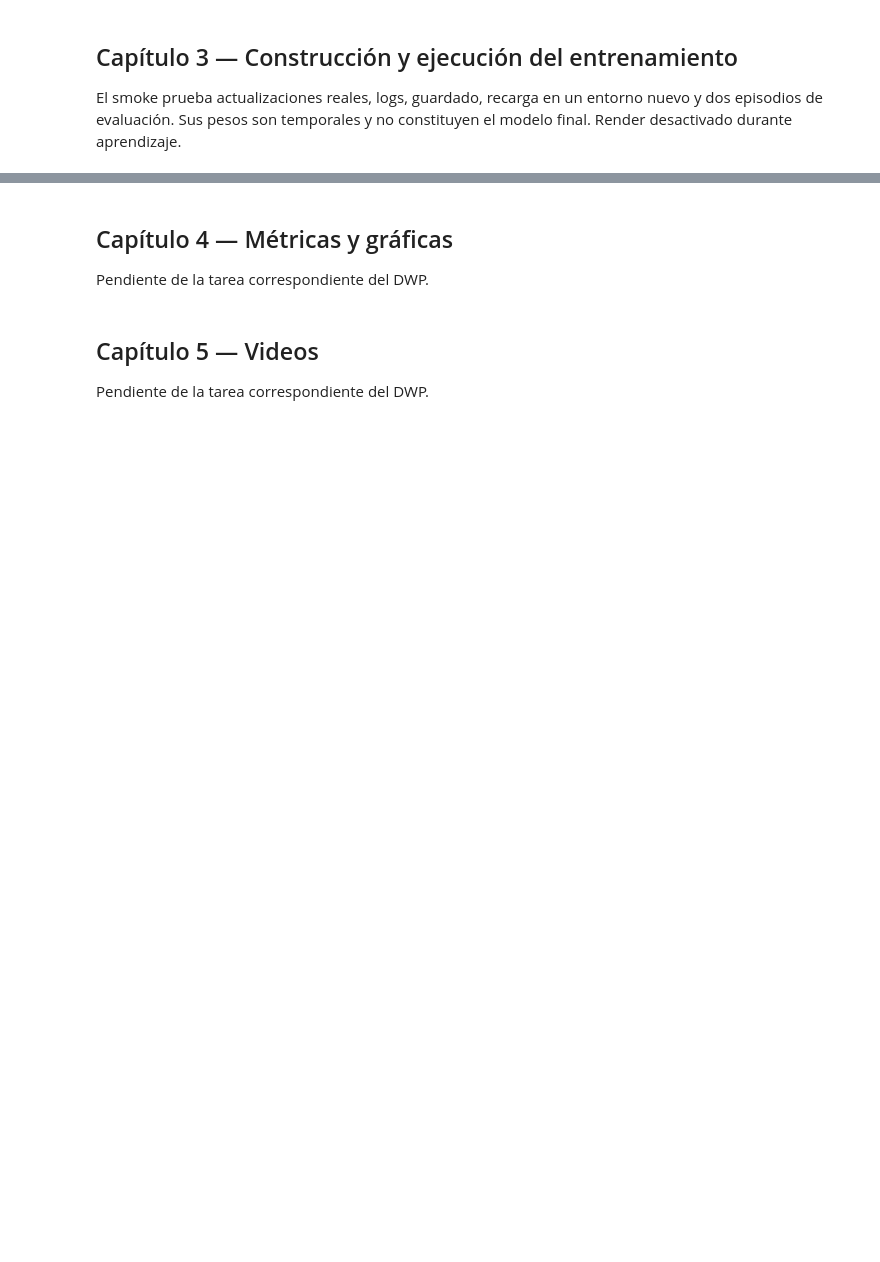
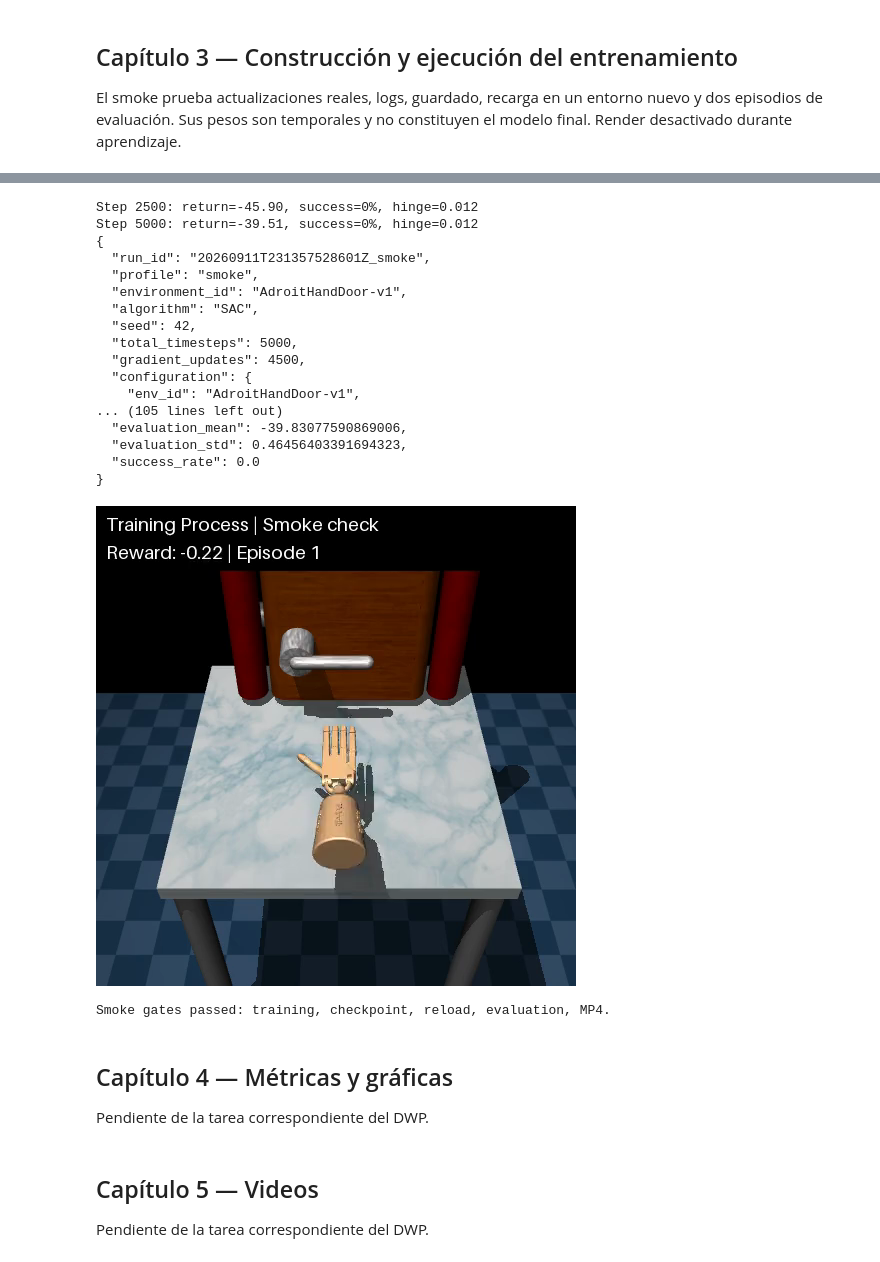
Before and after one commit to j-mauro-r/reinforcement_learning_reto_2, a Jupyter notebook: 1-AdroitHandDoor/AdroitHandDoor.ipynb, the cells around one changed output, grey strips where cells are left out. Cells and saved outputs as stored; diff of their text form; code cells hidden in the pictures; blank space fills up the shorter version.

Commit message:
feat(adroit): validate shared training pipeline checkpoints and video — Task 5 of PLAN_adroit_hand_door

```diff
--- a/1-AdroitHandDoor/AdroitHandDoor.ipynb
+++ b/1-AdroitHandDoor/AdroitHandDoor.ipynb
@@ -47,6 +47,7 @@ CONFIG = {
     "train_seed": 42, "baseline_seeds": list(range(101, 111)), "tuning_seeds": list(range(201, 206)),
     "final_seeds": list(range(1001, 1011)), "video_seed": 301,
     "eval_freq": 25_000, "checkpoint_freq": 50_000,
+    "smoke_eval_freq": 2_500, "smoke_checkpoint_freq": 2_500,
     "target_success_rate": 0.80,
     "sac": {"learning_rate": 3e-4, "gamma": 0.99, "tau": 0.005,
             "batch_size": 256, "buffer_size": 500_000, "train_freq": 1,
@@ -406,3 +503,35 @@ display(smoke_df)
+# %%
+candidate_path, run_metadata = run_training(CONFIG["profile"])
+if CONFIG["profile"] == "smoke":
+    smoke_video = candidate_path.parent / "smoke_video.mp4"
+    record_video(candidate_path, smoke_video, "Training Process | Smoke check", CONFIG["video_seed"])
+    reader = imageio.get_reader(smoke_video)
+    try:
+        assert reader.count_frames() == CONFIG["expected_horizon"] * CONFIG["video_episodes"]
+        display(Image.fromarray(reader.get_data(0)))
+    finally:
+        reader.close()
+    print("Smoke gates passed: training, checkpoint, reload, evaluation, MP4.")
+# %% [output]
+Step 2500: return=-45.90, success=0%, hinge=0.012
+Step 5000: return=-39.51, success=0%, hinge=0.012
+{
+  "run_id": "20260911T231357528601Z_smoke",
+  "profile": "smoke",
+  "environment_id": "AdroitHandDoor-v1",
+  "algorithm": "SAC",
+  "seed": 42,
+  "total_timesteps": 5000,
+  "gradient_updates": 4500,
+  "configuration": {
+    "env_id": "AdroitHandDoor-v1",
+... (105 lines left out)
+  "evaluation_mean": -39.83077590869006,
+  "evaluation_std": 0.46456403391694323,
+  "success_rate": 0.0
+}
+[figure, added]
+Smoke gates passed: training, checkpoint, reload, evaluation, MP4.
 # %% [markdown]
 ## Capítulo 4 — Métricas y gráficas
 
```
Also changed, not shown: parts of 3 cells of this notebook, 3 other files.
